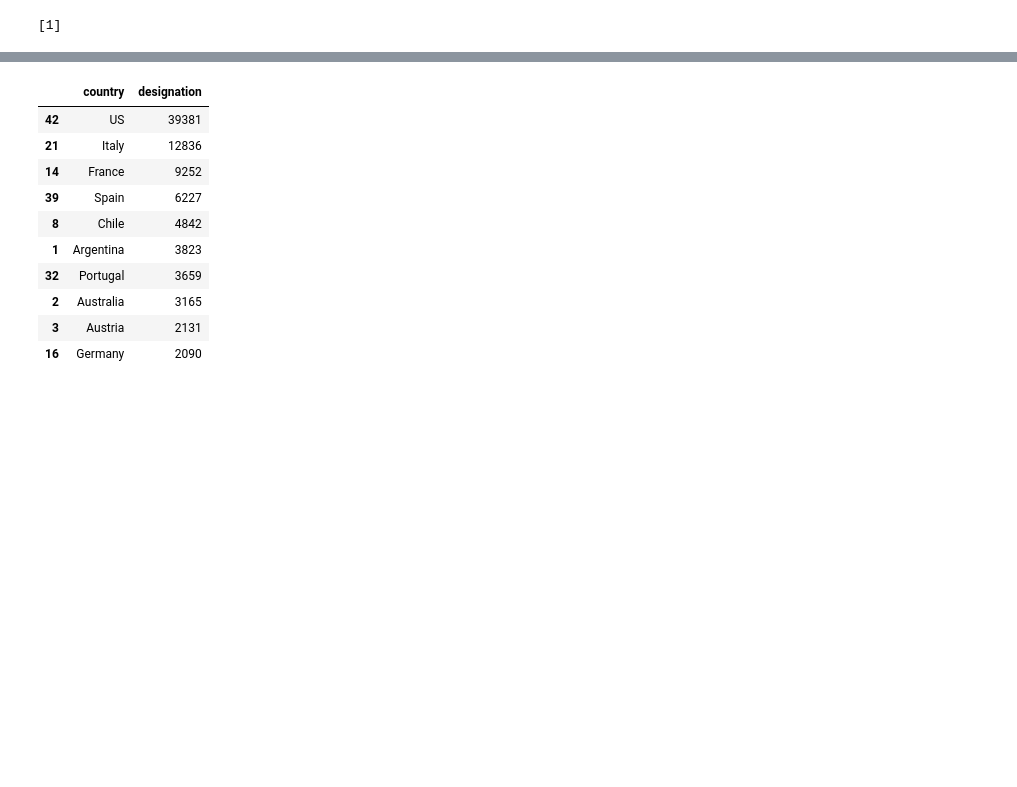
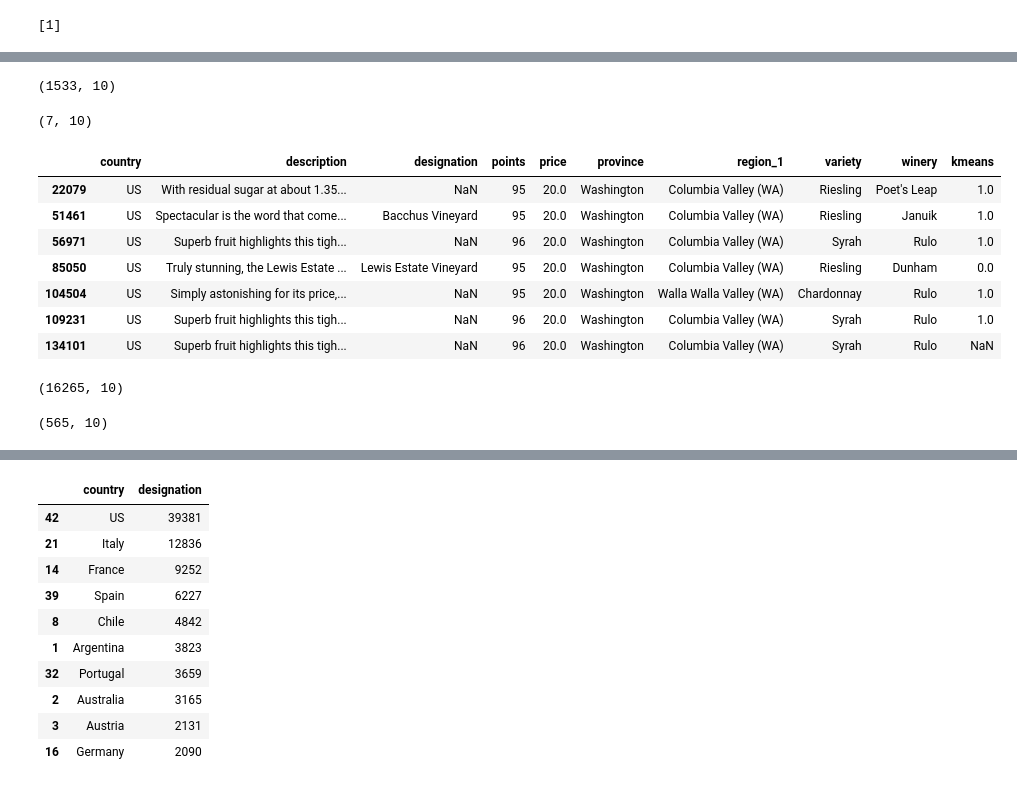
Before and after one commit to broepke/UCSanDiegoX, a Jupyter notebook: Week-9-FinalProject/broepke - Wine.ipynb, the cells around one changed output, grey strips where cells are left out. Cells and saved outputs as stored; diff of their text form; code cells hidden in the pictures; blank space fills up the shorter version.

```diff
--- a/Week-9-FinalProject/broepke - Wine.ipynb
+++ b/Week-9-FinalProject/broepke - Wine.ipynb
@@ -328,0 +351,25 @@ print(prediction)
+# %%
+value_wines = wine
+# %%
+filter = value_wines['points'] >= 95
+value_wines = value_wines[filter]
+value_wines.shape
+# %% [output]
+(1533, 10)
+# %%
+filter = value_wines['price'] <= 20
+value_wines = value_wines[filter]
+value_wines.shape
+# %% [output]
+(7, 10)
+# %%
+value_wines.head(10)
+# %% [output]
+|  | country | description | designation | points | price | province | region_1 | variety | winery | kmeans |
+| 22079 | US | With residual sugar at about 1.35... | NaN | 95 | 20.0 | Washington | Columbia Valley (WA) | Riesling | Poet's Leap | 1.0 |
+| 51461 | US | Spectacular is the word that come... | Bacchus Vineyard | 95 | 20.0 | Washington | Columbia Valley (WA) | Riesling | Januik | 1.0 |
+| 56971 | US | Superb fruit highlights this tigh... | NaN | 96 | 20.0 | Washington | Columbia Valley (WA) | Syrah | Rulo | 1.0 |
+| 85050 | US | Truly stunning, the Lewis Estate ... | Lewis Estate Vineyard | 95 | 20.0 | Washington | Columbia Valley (WA) | Riesling | Dunham | 0.0 |
+| 104504 | US | Simply astonishing for its price,... | NaN | 95 | 20.0 | Washington | Walla Walla Valley (WA) | Chardonnay | Rulo | 1.0 |
+| 109231 | US | Superb fruit highlights this tigh... | NaN | 96 | 20.0 | Washington | Columbia Valley (WA) | Syrah | Rulo | 1.0 |
+| 134101 | US | Superb fruit highlights this tigh... | NaN | 96 | 20.0 | Washington | Columbia Valley (WA) | Syrah | Rulo | NaN |
@@ -328,0 +378,12 @@ print(prediction)
+# %%
+filter = value_wines_more['points'] >= 92
+value_wines_more = value_wines_more[filter]
+value_wines_more.shape
+# %% [output]
+(16265, 10)
+# %%
+filter = value_wines_more['price'] <= 20
+value_wines_more = value_wines_more[filter]
+value_wines_more.shape
+# %% [output]
+(565, 10)
```
Also changed, not shown: parts of 17 cells of this notebook.
